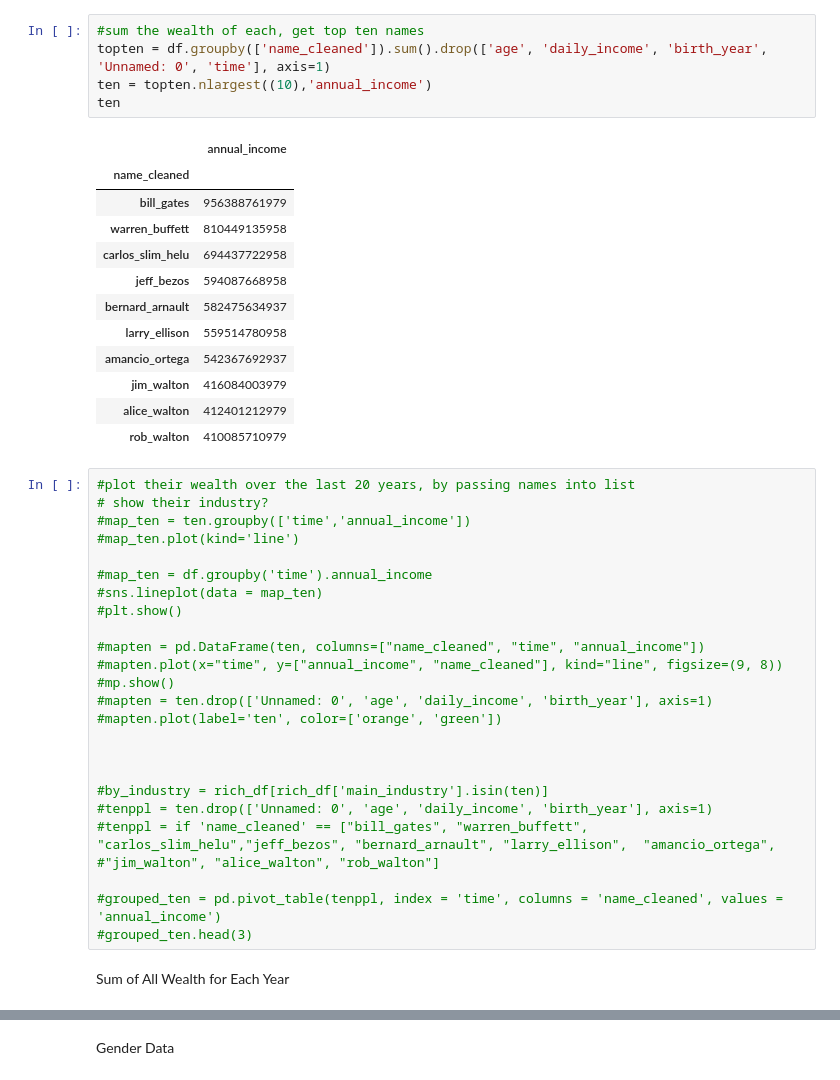
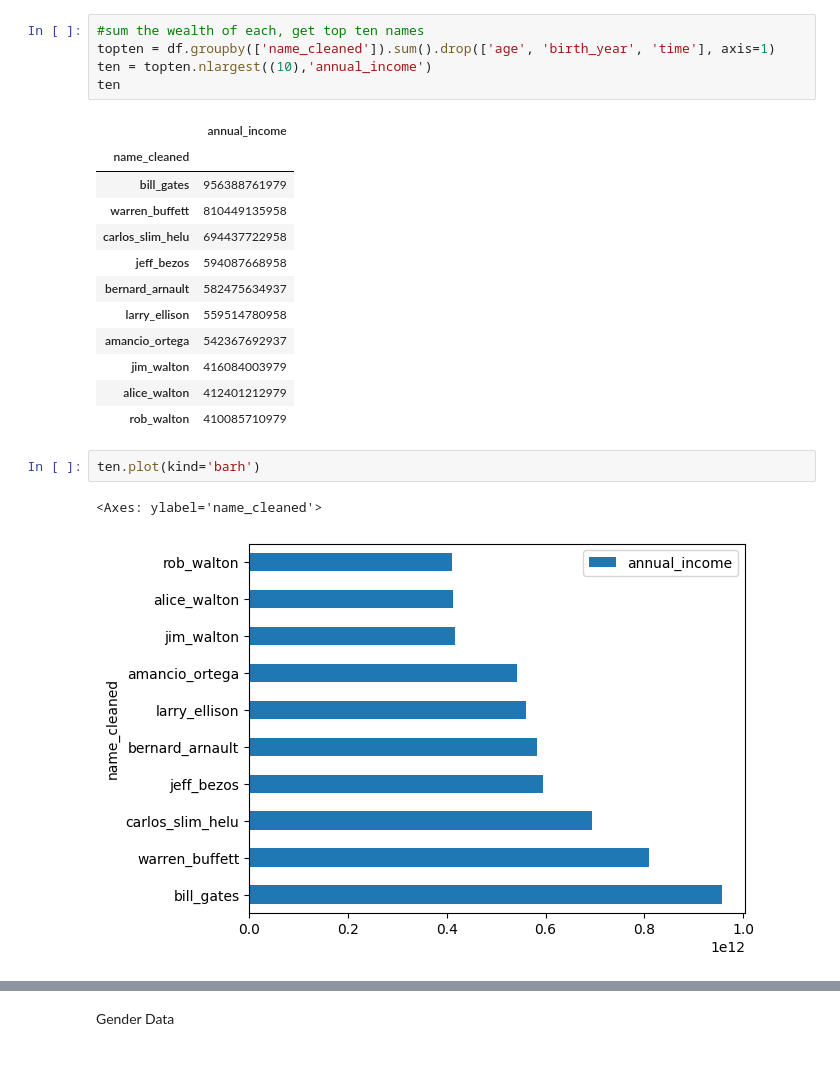
Before and after one commit to thealura/project_billionaires, a Jupyter notebook: PROJECT_1.ipynb, the cells around one changed output, grey strips where cells are left out. Cells and saved outputs as stored; diff of their text form.

```diff
--- a/PROJECT_1.ipynb
+++ b/PROJECT_1.ipynb
@@ -182,7 +188,7 @@ The total number of billionaires in the last 20 years is 5014 !!!
 Top 10 Billionaires and their wealth over time
 # %%
 #sum the wealth of each, get top ten names
-topten = df.groupby(['name_cleaned']).sum().drop(['age', 'daily_income', 'birth_year', 'Unnamed: 0', 'time'], axis=1)
+topten = df.groupby(['name_cleaned']).sum().drop(['age', 'birth_year', 'time'], axis=1)
 ten = topten.nlargest((10),'annual_income')
 ten
 # %% [output]
@@ -198,30 +204,8 @@ ten
 | jim_walton | 416084003979 |
 | alice_walton | 412401212979 |
 | rob_walton | 410085710979 |
-# %%
-#plot their wealth over the last 20 years, by passing names into list
-# show their industry?
-#map_ten = ten.groupby(['time','annual_income'])
-#map_ten.plot(kind='line')
-
-#map_ten = df.groupby('time').annual_income
-#sns.lineplot(data = map_ten)
-#plt.show()
-
-#mapten = pd.DataFrame(ten, columns=["name_cleaned", "time", "annual_income"])
-#mapten.plot(x="time", y=["annual_income", "name_cleaned"], kind="line", figsize=(9, 8))
-#mp.show()
-#mapten = ten.drop(['Unnamed: 0', 'age', 'daily_income', 'birth_year'], axis=1)
-#mapten.plot(label='ten', color=['orange', 'green'])
-
-
-
-#by_industry = rich_df[rich_df['main_industry'].isin(ten)]
-#tenppl = ten.drop(['Unnamed: 0', 'age', 'daily_income', 'birth_year'], axis=1)
-#tenppl = if 'name_cleaned' == ["bill_gates", "warren_buffett", "carlos_slim_helu","jeff_bezos", "bernard_arnault", "larry_ellison",  "amancio_ortega",
-#"jim_walton", "alice_walton", "rob_walton"]
-
-#grouped_ten = pd.pivot_table(tenppl, index = 'time', columns = 'name_cleaned', values = 'annual_income')
-#grouped_ten.head(3)
-# %% [markdown]
-Sum of All Wealth for Each Year
+# %%
+ten.plot(kind='barh')
+# %% [output]
+<Axes: ylabel='name_cleaned'>
+[figure, added]
```
Also changed, not shown: parts of 17 cells of this notebook.
